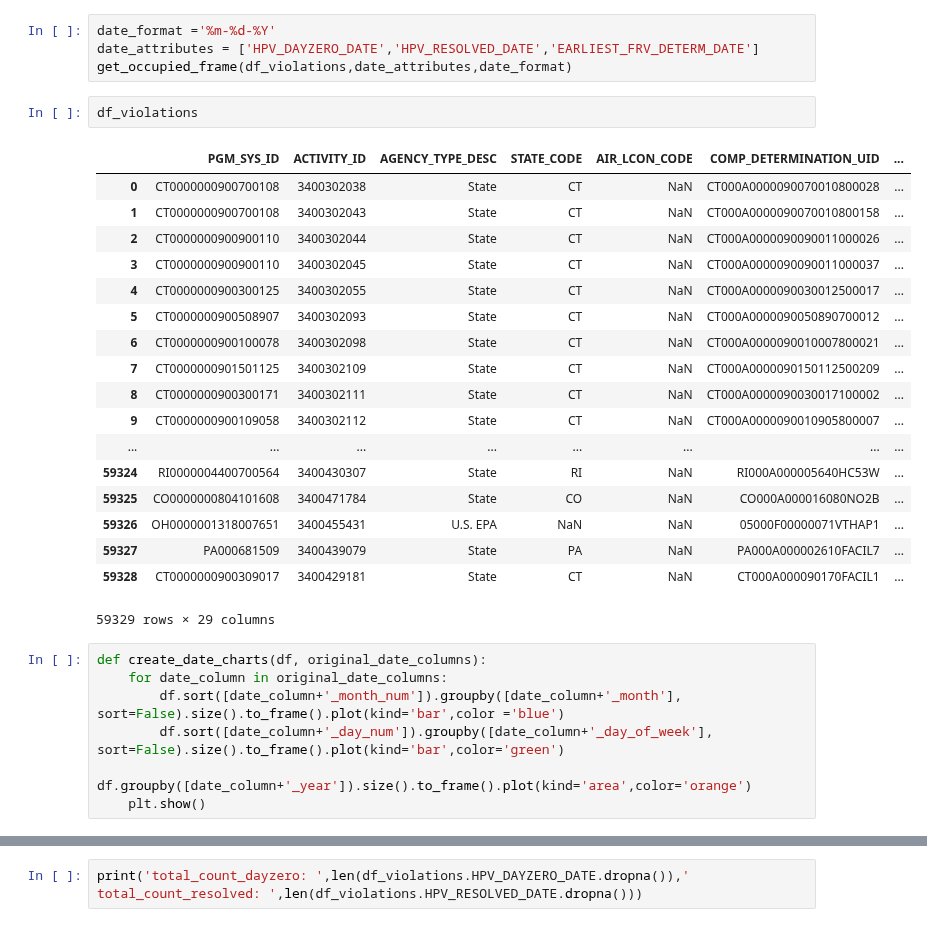
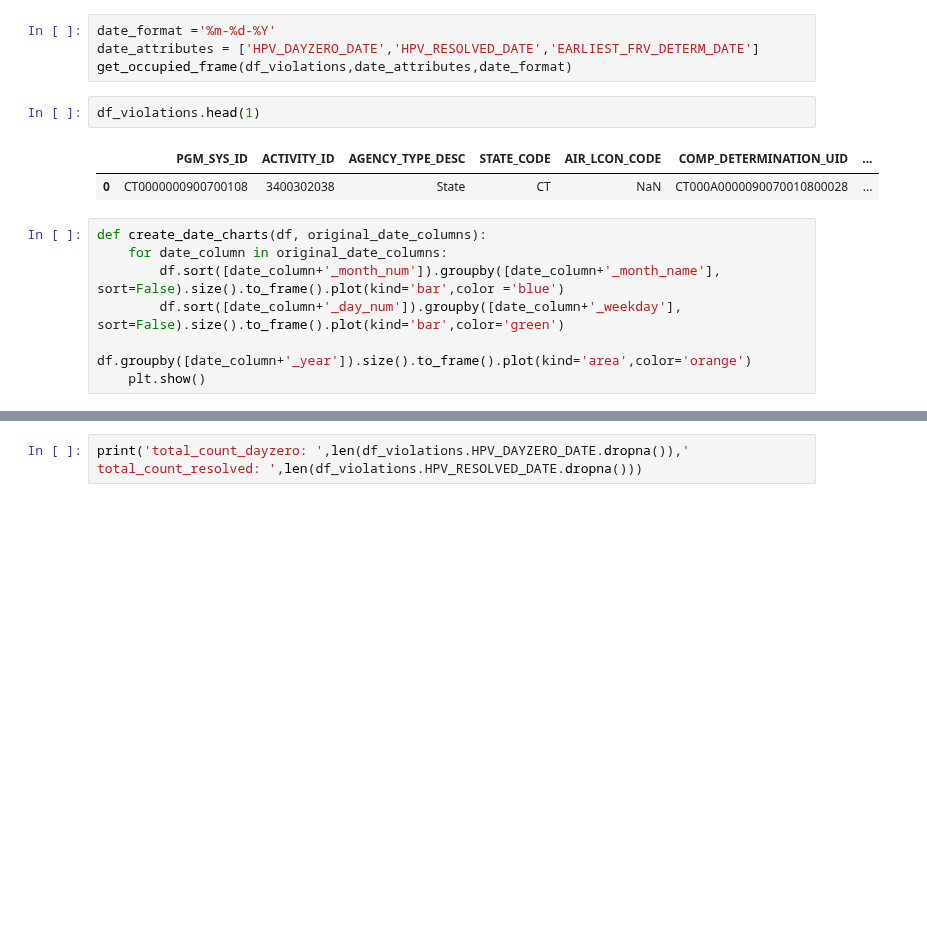
Before and after one commit to Aycrazy/ML_Project, a Jupyter notebook: ICIS_explore_2.ipynb, the cells around one changed output, grey strips where cells are left out. Cells and saved outputs as stored; diff of their text form; blank space fills up the shorter version.

```diff
--- a/ICIS_explore_2.ipynb
+++ b/ICIS_explore_2.ipynb
@@ -56,31 +56,15 @@ date_format ='%m-%d-%Y'
 date_attributes = ['HPV_DAYZERO_DATE','HPV_RESOLVED_DATE','EARLIEST_FRV_DETERM_DATE']
 get_occupied_frame(df_violations,date_attributes,date_format)
 # %%
-df_violations
+df_violations.head(1)
 # %% [output]
 |  | PGM_SYS_ID | ACTIVITY_ID | AGENCY_TYPE_DESC | STATE_CODE | AIR_LCON_CODE | COMP_DETERMINATION_UID | ... |
 | 0 | CT0000000900700108 | 3400302038 | State | CT | NaN | CT000A0000090070010800028 | ... |
-| 1 | CT0000000900700108 | 3400302043 | State | CT | NaN | CT000A0000090070010800158 | ... |
-| 2 | CT0000000900900110 | 3400302044 | State | CT | NaN | CT000A0000090090011000026 | ... |
-| 3 | CT0000000900900110 | 3400302045 | State | CT | NaN | CT000A0000090090011000037 | ... |
-| 4 | CT0000000900300125 | 3400302055 | State | CT | NaN | CT000A0000090030012500017 | ... |
-| 5 | CT0000000900508907 | 3400302093 | State | CT | NaN | CT000A0000090050890700012 | ... |
-| 6 | CT0000000900100078 | 3400302098 | State | CT | NaN | CT000A0000090010007800021 | ... |
-| 7 | CT0000000901501125 | 3400302109 | State | CT | NaN | CT000A0000090150112500209 | ... |
-| 8 | CT0000000900300171 | 3400302111 | State | CT | NaN | CT000A0000090030017100002 | ... |
-| 9 | CT0000000900109058 | 3400302112 | State | CT | NaN | CT000A0000090010905800007 | ... |
-| ... | ... | ... | ... | ... | ... | ... | ... |
-| 59324 | RI0000004400700564 | 3400430307 | State | RI | NaN | RI000A000005640HC53W | ... |
-| 59325 | CO0000000804101608 | 3400471784 | State | CO | NaN | CO000A000016080NO2B | ... |
-| 59326 | OH0000001318007651 | 3400455431 | U.S. EPA | NaN | NaN | 05000F00000071VTHAP1 | ... |
-| 59327 | PA000681509 | 3400439079 | State | PA | NaN | PA000A000002610FACIL7 | ... |
-| 59328 | CT0000000900309017 | 3400429181 | State | CT | NaN | CT000A000090170FACIL1 | ... |
-59329 rows × 29 columns
 # %%
 def create_date_charts(df, original_date_columns):
     for date_column in original_date_columns:
-        df.sort([date_column+'_month_num']).groupby([date_column+'_month'], sort=False).size().to_frame().plot(kind='bar',color ='blue')
-        df.sort([date_column+'_day_num']).groupby([date_column+'_day_of_week'], sort=False).size().to_frame().plot(kind='bar',color='green')
+        df.sort([date_column+'_month_num']).groupby([date_column+'_month_name'], sort=False).size().to_frame().plot(kind='bar',color ='blue')
+        df.sort([date_column+'_day_num']).groupby([date_column+'_weekday'], sort=False).size().to_frame().plot(kind='bar',color='green')
         df.groupby([date_column+'_year']).size().to_frame().plot(kind='area',color='orange')
     plt.show()
 # %%
```
Also changed, not shown: parts of 7 cells of this notebook.
